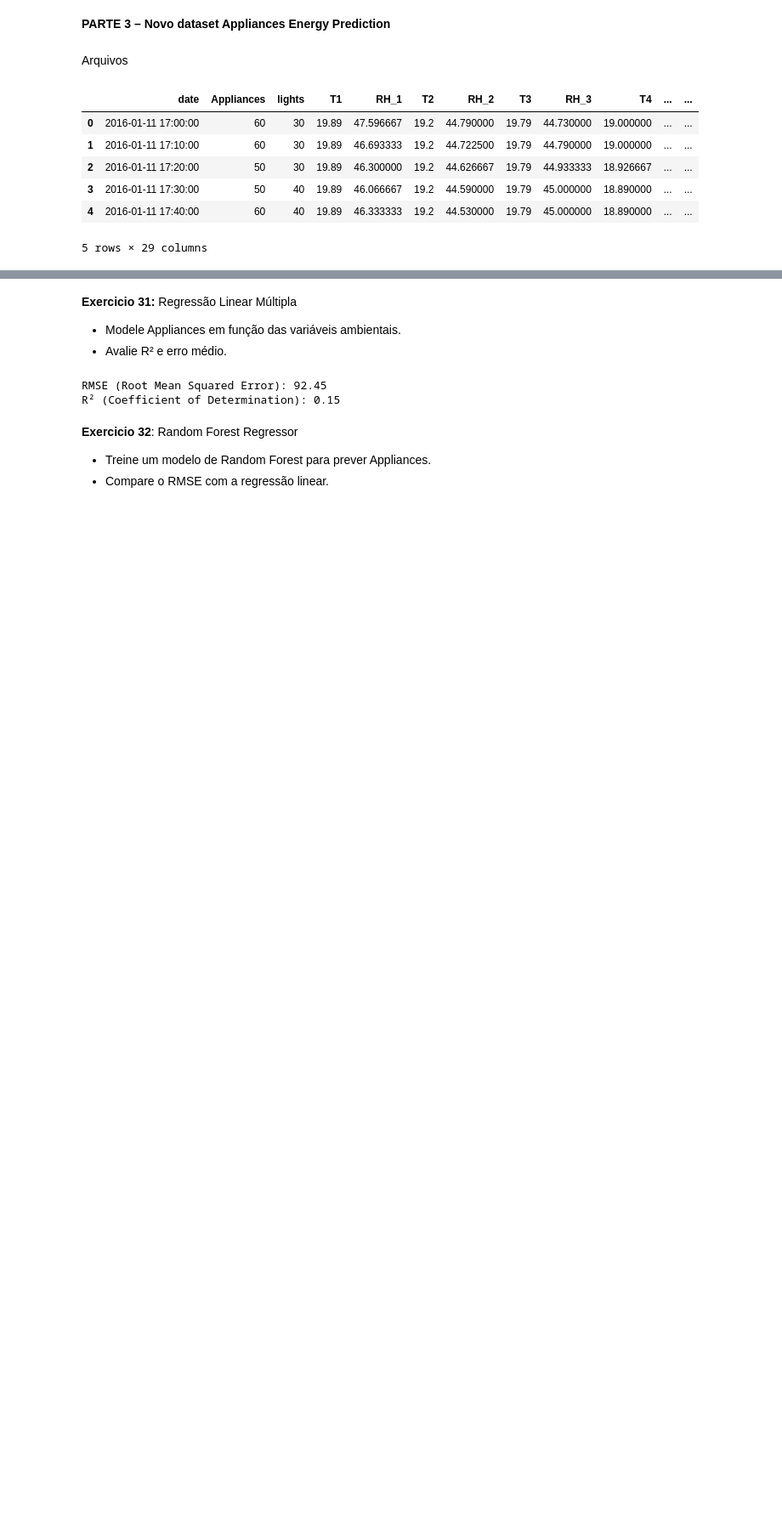
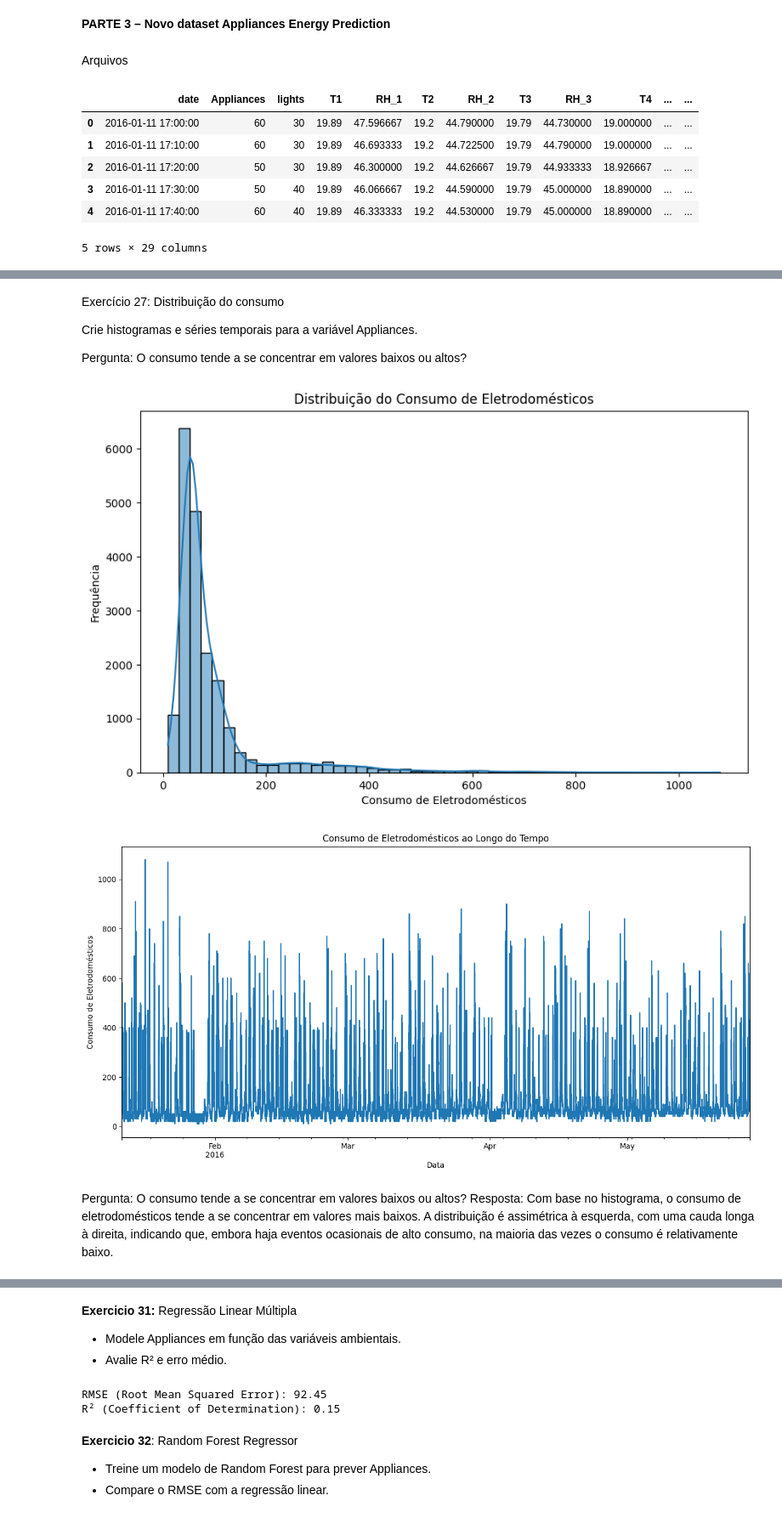
Before and after one commit to LucasWerppFranco/CP-1---Energias-Renovaveis, a Jupyter notebook: Exercícios/1CCPF_CP1_SERS.ipynb, the cells around one changed output, grey strips where cells are left out. Shown at 85% size. Drawn from its saved outputs; the diff is of its cells as text; code cells hidden in the pictures; blank space fills up the shorter version.

```diff
--- a/Exercícios/1CCPF_CP1_SERS.ipynb
+++ b/Exercícios/1CCPF_CP1_SERS.ipynb
@@ -815,0 +634,33 @@ df.head()
+# %% [markdown]
+Exercício 27: Distribuição do consumo
+
+Crie histogramas e séries temporais para a variável Appliances.
+
+Pergunta: O consumo tende a se concentrar em valores baixos ou altos?
+# %%
+# Histograma dos eletrodomésticos
+plt.figure(figsize=(10, 6))
+sns.histplot(df['Appliances'], bins=50, kde=True)
+plt.title('Distribuição do Consumo de Eletrodomésticos')
+plt.xlabel('Consumo de Eletrodomésticos')
+plt.ylabel('Frequência')
+plt.show()
+
+df['date'] = pd.to_datetime(df['date'])
+df.set_index('date', inplace=True)
+
+# Plotando o gráfico dos eletrodomésticos ao longo do tempo
+plt.figure(figsize=(15, 7))
+df['Appliances'].plot()
+plt.title('Consumo de Eletrodomésticos ao Longo do Tempo')
+plt.xlabel('Data')
+plt.ylabel('Consumo de Eletrodomésticos')
+plt.show()
+
+df.reset_index(inplace=True)
+# %% [output]
+[figure, added]
+[figure, added]
+# %% [markdown]
+Pergunta: O consumo tende a se concentrar em valores baixos ou altos?
+Resposta: Com base no histograma, o consumo de eletrodomésticos tende a se concentrar em valores mais baixos. A distribuição é assimétrica à esquerda, com uma cauda longa à direita, indicando que, embora haja eventos ocasionais de alto consumo, na maioria das vezes o consumo é relativamente baixo.
```
Also changed, not shown: parts of 45 cells of this notebook.
